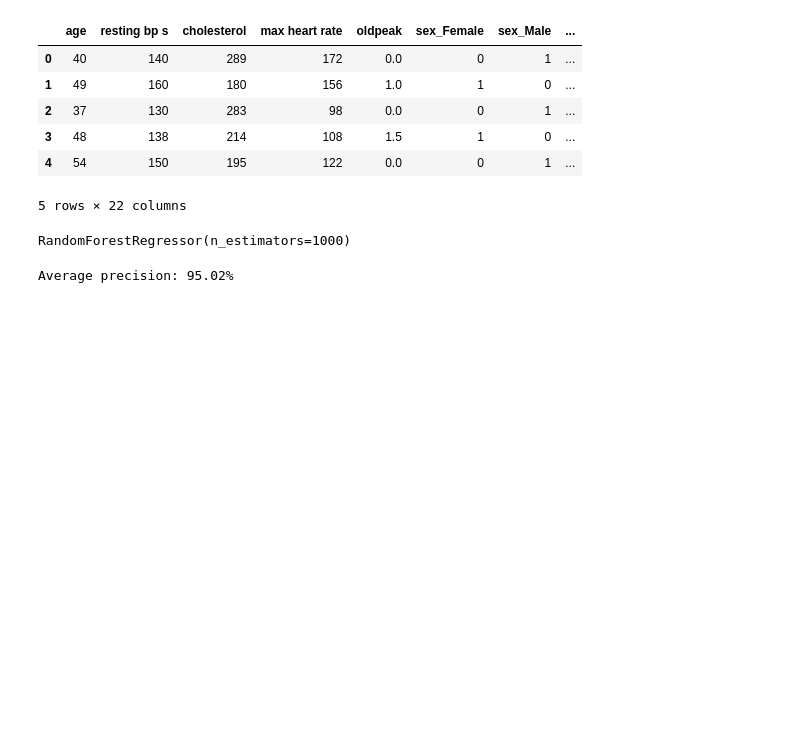
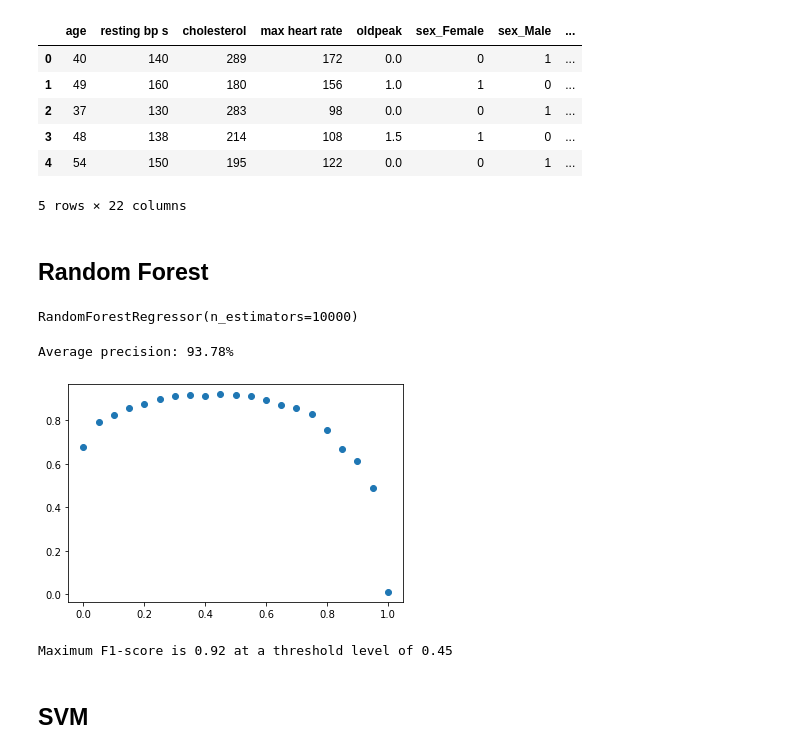
Before and after one commit to dfvilhena/aveiromsc, a Jupyter notebook: Exploração de Dados/Heart Disease Prediction2.ipynb, the cells around one changed output. Saved outputs shown, nothing was run; the diff lists cells and outputs as text; code cells hidden in the pictures; blank space fills up the shorter version.

```diff
--- a/Exploração de Dados/Heart Disease Prediction2.ipynb
+++ b/Exploração de Dados/Heart Disease Prediction2.ipynb
@@ -207,15 +209,37 @@ feature_list = list(features.columns)
 features = np.array(features)
 # %%
 train_features, test_features, train_labels, test_labels = train_test_split(features, targets, test_size=0.3)
+# %% [markdown]
+## Random Forest
 # %%
-rf = RandomForestRegressor(n_estimators=1000)
+rf = RandomForestRegressor(n_estimators=10000)
 rf.fit(train_features, train_labels)
 # %% [output]
-RandomForestRegressor(n_estimators=1000)
+RandomForestRegressor(n_estimators=10000)
 # %%
 score = rf.predict(test_features)
 ap = average_precision_score(test_labels, score)
 ap = ap*100
 print("Average precision: %0.2f%%" % ap)
 # %% [output]
-Average precision: 95.02%
+Average precision: 93.78%
+# %%
+threshold = []
+f1 = []
+for t in range(0, 105, 5):
+    results = [1 if s >= (t/100) else 0 for s in score]
+    threshold.append(t/100)
+    f1.append(f1_score(test_labels, results))
+
+plt.scatter(threshold, f1)
+plt.show()
+
+opt_threshold = threshold[f1.index(max(f1))]
+print("Maximum F1-score is %0.2f at a threshold level of %0.2f" % (max(f1), opt_threshold))
+
+results = [1 if s >= opt_threshold else 0 for s in score]
+# %% [output]
+[figure, added]
+Maximum F1-score is 0.92 at a threshold level of 0.45
+# %% [markdown]
+## SVM
```
Also changed, not shown: parts of 5 cells of this notebook.
